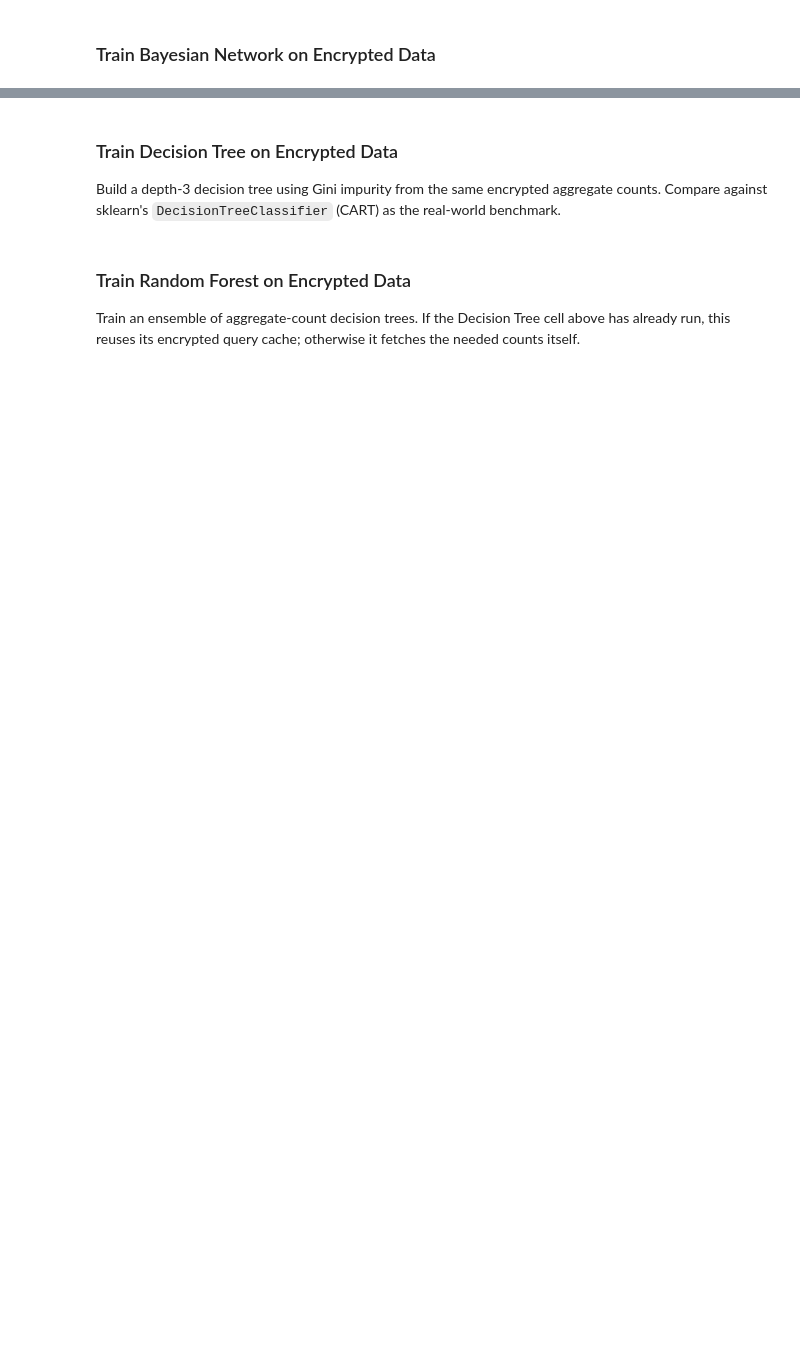
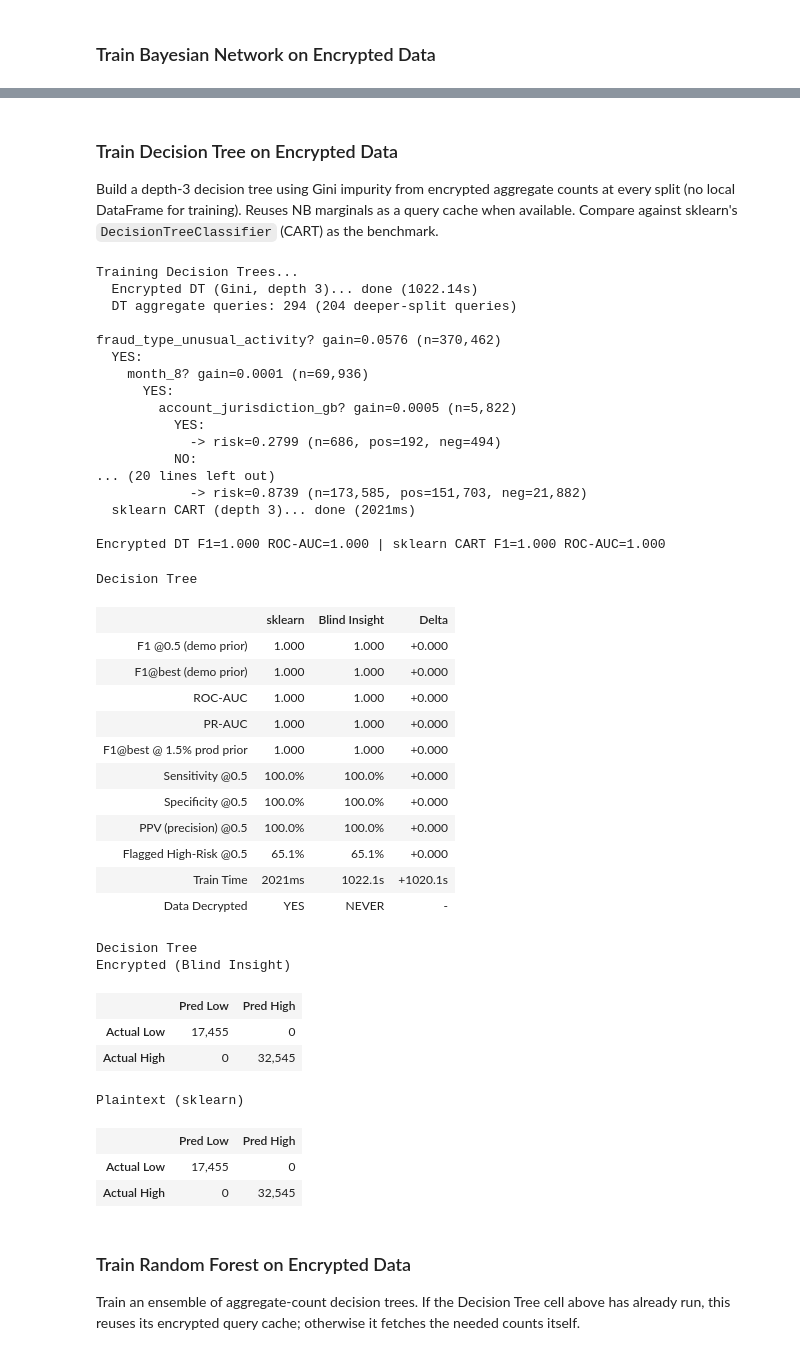
Before and after one commit to blind-insight/blind-ml, a Jupyter notebook: fraud.ipynb, the cells around one changed output, grey strips where cells are left out. Cells and saved outputs as stored; diff of their text form; code cells hidden in the pictures; blank space fills up the shorter version.

Commit message:
updated-readme-approach-on-370K

```diff
--- a/fraud.ipynb
+++ b/fraud.ipynb
@@ -29,7 +29,7 @@ cfg = get_fraud_demo_config()
 load_env()  # BI_EMAIL, BI_PASSWORD, BI_ORG from .env
 PROXY_URL = os.environ.get("BI_PROXY_URL", "https://local.blindinsight.io")
 ORG = os.environ.get("BI_ORG", "your-org-slug")
-DATASET = cfg["dataset"]
+DATASET = "fraud-data"
 SCHEMA = cfg["schema"]
 SQLITE_DB = cfg["sqlite_db"]
 TEST_SQLITE_DB = cfg["test_sqlite_db"]
@@ -269,68 +368,109 @@ display(HTML(fraud_confusion_matrix_html("Bayesian Network", bn_enc_m, bn_plain_
 # %% [markdown]
  ### Train Decision Tree on Encrypted Data
 
- Build a depth-3 decision tree using Gini impurity from the same encrypted aggregate
- counts. Compare against sklearn's `DecisionTreeClassifier` (CART) as the real-world benchmark.
+ Build a depth-3 decision tree using Gini impurity from encrypted aggregate counts at
+ every split (no local DataFrame for training). Reuses NB marginals as a query cache when
+ available. Compare against sklearn's `DecisionTreeClassifier` (CART) as the benchmark.
 # %%
 from blind_ml.demo_helpers import (
-    run_encrypted_dt_fraud, fraud_dt_predict,
+    run_encrypted_dt_fraud, fraud_dt_predict, fraud_dt_describe,
     train_plaintext_dt_fraud, fraud_plaintext_predict_proba,
-    fraud_model_summary_table, build_raw_results_local,
+    fraud_model_summary_table,
     load_test_data, compute_fraud_metrics, fraud_confusion_matrix_html,
 )
 
 print("Training Decision Trees...")
 
-# Reuse the encrypted aggregate counts NB already fetched from Blind Insight.
-# DT's root split is chosen from these BI counts; deeper splits use local
-# cross-tabs (see APPROACH.md — "root from BI marginals, deeper from local").
-# LR consumes the same raw_results downstream — zero additional BI queries.
+# Reuse NB marginals as a query cache; deeper splits fetch additional BI counts.
+# LR still consumes bi["raw_results"] downstream.
 raw_results = bi["raw_results"]
 
-# --- Encrypted DT (from BI aggregate counts, Gini criterion) ---
+# --- Encrypted DT (fully from BI aggregate counts, Gini criterion) ---
 print("  Encrypted DT (Gini, depth 3)...", end=" ", flush=True)
 enc_dt = run_encrypted_dt_fraud(
     raw_results=raw_results,
     feature_values=feature_values,
-    df_local=df,
     n_high=bi["n_high"], n_low=bi["n_low"],
     max_depth=3, criterion="gini",
+    client=client, org=ORG, dataset=DATASET, schema=SCHEMA,
 )
 print(f"done ({enc_dt['train_time']:.2f}s)")
+print(f"  DT aggregate queries: {enc_dt['enc_queries']:,} ({enc_dt['additional_dt_queries']:,} deeper-split queries)")
+print("\n" + fraud_dt_describe(enc_dt))
 
 # --- Plaintext DT (sklearn CART -- real-world benchmark) ---
 print("  sklearn CART (depth 3)...", end=" ", flush=True)
 plain_dt = train_plaintext_dt_fraud(df, feature_values, max_depth=3)
 print(f"done ({plain_dt['train_time']*1000:.0f}ms)")
 
 # --- Evaluate on test set ---
 df_test_dt, _ = load_test_data(TEST_SQLITE_DB)
 COHORT_PRIOR = float(df_test_dt["is_high_risk"].mean())
 y_true_dt = df_test_dt["is_high_risk"].values
 
 enc_dt_scores = []
 for _, row in df_test_dt.iterrows():
     _, risk = fraud_dt_predict(enc_dt, row.to_dict())
     enc_dt_scores.append(risk)
 enc_dt_m = compute_fraud_metrics(y_true_dt, enc_dt_scores, cohort_prior=COHORT_PRIOR)
 
 plain_dt_proba = fraud_plaintext_predict_proba(
     plain_dt["model"], plain_dt["col_names"], df_test_dt, feature_values)
 plain_dt_m = compute_fraud_metrics(y_true_dt, plain_dt_proba, cohort_prior=COHORT_PRIOR)
 
 print(
     f"\nEncrypted DT F1={enc_dt_m['f1']:.3f} ROC-AUC={enc_dt_m['roc_auc']:.3f} | "
     f"sklearn CART F1={plain_dt_m['f1']:.3f} ROC-AUC={plain_dt_m['roc_auc']:.3f}"
 )
 display(HTML(fraud_model_summary_table(
     "Decision Tree",
     enc_metrics=enc_dt_m,
     plain_metrics=plain_dt_m,
     enc_train_time=enc_dt["train_time"],
     plain_train_time=plain_dt["train_time"],
-    enc_queries=enc_queries,
+    enc_queries=enc_dt["enc_queries"],
 )))
 display(HTML(fraud_confusion_matrix_html("Decision Tree", enc_dt_m, plain_dt_m)))
+# %% [output]
+Training Decision Trees...
+  Encrypted DT (Gini, depth 3)... done (1022.14s)
+  DT aggregate queries: 294 (204 deeper-split queries)
+
+fraud_type_unusual_activity? gain=0.0576 (n=370,462)
+  YES:
+    month_8? gain=0.0001 (n=69,936)
+      YES:
+        account_jurisdiction_gb? gain=0.0005 (n=5,822)
+          YES:
+            -> risk=0.2799 (n=686, pos=192, neg=494)
+          NO:
+... (20 lines left out)
+            -> risk=0.8739 (n=173,585, pos=151,703, neg=21,882)
+  sklearn CART (depth 3)... done (2021ms)
+
+Encrypted DT F1=1.000 ROC-AUC=1.000 | sklearn CART F1=1.000 ROC-AUC=1.000
+Decision Tree
+|  | sklearn | Blind Insight | Delta |
+| F1 @0.5 (demo prior) | 1.000 | 1.000 | +0.000 |
+| F1@best (demo prior) | 1.000 | 1.000 | +0.000 |
+| ROC-AUC | 1.000 | 1.000 | +0.000 |
+| PR-AUC | 1.000 | 1.000 | +0.000 |
+| F1@best @ 1.5% prod prior | 1.000 | 1.000 | +0.000 |
+| Sensitivity @0.5 | 100.0% | 100.0% | +0.000 |
+| Specificity @0.5 | 100.0% | 100.0% | +0.000 |
+| PPV (precision) @0.5 | 100.0% | 100.0% | +0.000 |
+| Flagged High-Risk @0.5 | 65.1% | 65.1% | +0.000 |
+| Train Time | 2021ms | 1022.1s | +1020.1s |
+| Data Decrypted | YES | NEVER | - |
+Decision Tree
+Encrypted (Blind Insight)
+|  | Pred Low | Pred High |
+| Actual Low | 17,455 | 0 |
+| Actual High | 0 | 32,545 |
+Plaintext (sklearn)
+|  | Pred Low | Pred High |
+| Actual Low | 17,455 | 0 |
+| Actual High | 0 | 32,545 |
 # %% [markdown]
  ### Train Random Forest on Encrypted Data
 
```
Also changed, not shown: parts of 14 cells of this notebook, 4 other files.
